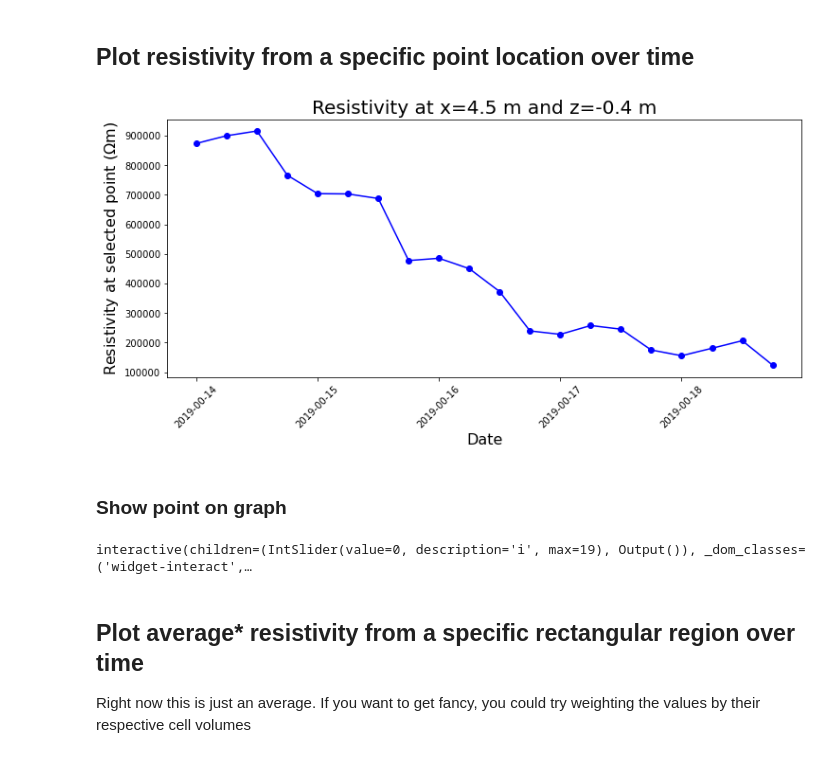
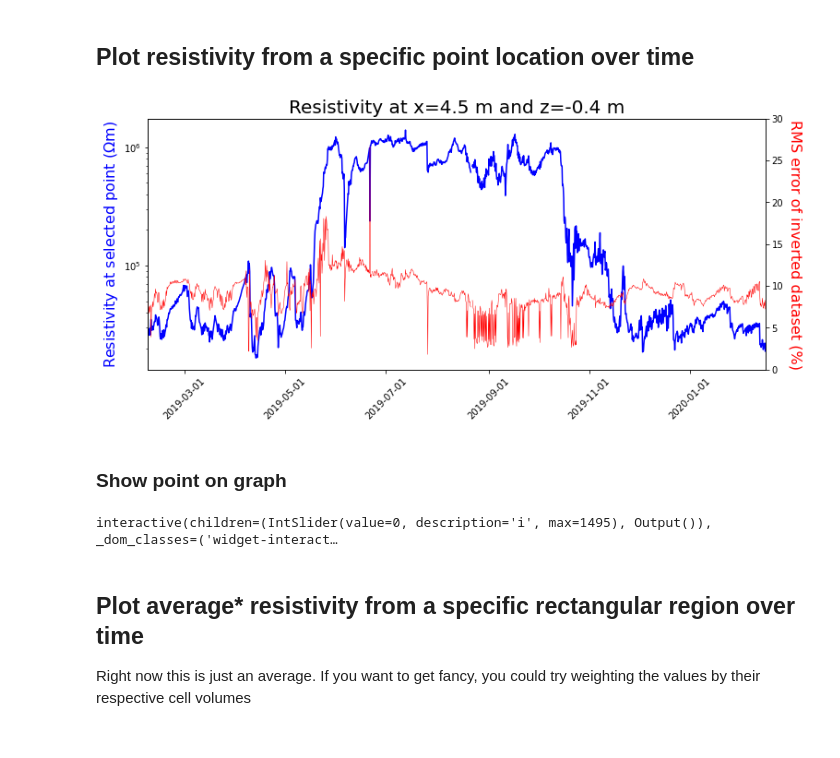
Before and after one commit to teddiherring/permafrost-data-processing, a Jupyter notebook: data_processing_AERT.ipynb, the cells around one changed output. Drawn from its saved outputs; the diff is of its cells as text; code cells hidden in the pictures.

Commit message:
latest version of AERT processing script

```diff
--- a/data_processing_AERT.ipynb
+++ b/data_processing_AERT.ipynb
@@ -660,11 +670,11 @@ n_surveys = int(len(data_in)/(n_lines))
 
 # ... or test a couple specific datasets
 
-test_i = [339, 543]
+test_i = [339, 543,783]
 
 # 339 has a few data points removed
 # 543 is where it crashed last time, due to too many data points removed
-
+# 783 is another point where it crashed last time
 
 # make dictionary to store results
 
@@ -762,8 +774,8 @@ ABORT: too many data points filtered from 22.06.2019 12:00:00. Data not inverted
 # load data (separated into electrodes and data file for convenience)
 
 elecs = pd.read_csv('data_AERT/craterlake_electrodes.txt', sep='\t')
-data_in = pd.read_csv('data_AERT/craterlake_data_thawevent.txt',sep='\t')
-# data_in = pd.read_csv('data_AERT/craterlake_data.txt',sep='\t')
+# data_in = pd.read_csv('data_AERT/craterlake_data_thawevent.txt',sep='\t')
+data_in = pd.read_csv('data_AERT/craterlake_data.txt',sep='\t')
 
 
 n_data = 57
@@ -777,8 +789,8 @@ n_surveys = int(len(data_in)/(n_lines))
 ert_all = dict.fromkeys(['rho_s','sens','survey_name','rms'])
 data_all = dict.fromkeys(['a','b','m','n','err','u','i','k','rhoa','valid','used','survey_name',]) #could be more general?
 
-# for i in range(0,n_surveys):
-for i in range(0,20): # this is just testing the first few datasets
+for i in range(0,n_surveys):
+# for i in range(0,20): # this is just testing the first few datasets
 
     data = pg.DataContainerERT()
 
@@ -899,9 +877,9 @@ grid.exportVTK('mesh')
 # %% [markdown]
 ## Load and plot results
 # %%
-grid = pg.load('mesh.vtk')
-ert_all = pd.read_csv('ert_all', sep=',',index_col=0)
-data_all = pd.read_csv('data_all', sep=',',index_col=0)
+grid = pg.load('data_AERT/inverted data/mesh_fulldataset.vtk')
+ert_all = pd.read_csv('data_AERT/inverted data/ert_all_fulldataset', sep=',',index_col=0)
+data_all = pd.read_csv('data_AERT/inverted data/data_all_fulldataset', sep=',',index_col=0)
 
 n_surveys_proc = len(np.unique(ert_all['survey_name']))
 # %% [markdown]
@@ -1042,41 +1245,49 @@ z_pos = -0.4
 # find the closest model cell
 
 xi = np.where(abs(np.array(grid.cellCenters()).T[0]-x_pos)==min(abs(np.array(grid.cellCenters()).T[0]-x_pos)))
 zi = np.where(abs(np.array(grid.cellCenters()).T[1]-z_pos)==min(abs(np.array(grid.cellCenters()).T[1]-z_pos)))
 
 cell_point = np.intersect1d(xi, zi)[0]
 
 # for get date/resistivity pairs for plotting
 
 dt = []
 rho_point = []
 
 dates_sort = np.sort(np.unique(ert_all['survey_time']))
 
 for i in range(n_surveys_proc):
 
     data_plt = ert_all[ert_all['survey_time']==dates_sort[i]]
     dt.append(data_plt['survey_time'].iloc[0])
     if data_plt['rho_s'].iloc[0]==-999:
         rho_point.append(np.nan)
     else:
         rho_point.append(data_plt['rho_s'].iloc[cell_point])
 
 
+
 # plot the results
 
+fs = 16
 fig, ax = plt.subplots(1,1,figsize=[12,5])
-plt.plot_date(dt, rho_point,'bo-')
+plt.plot_date(dt, rho_point,'b-')
 
-import matplotlib.dates as mdates
-date_format = mdates.DateFormatter('%Y-%M-%d')
+plt.ylabel(r'Resistivity at selected point ($\Omega$m)',fontsize=fs,color='b')
+plt.title('Resistivity at x=%.1f m and z=%.1f m'%(x_pos,z_pos),fontsize=20);
+
+ax2=ax.twinx()
+ax2.plot(dt, rms,'r-',linewidth=0.5)
+ax2.set_ylabel('RMS error of inverted dataset (%)',fontsize=fs,rotation=270,color='r',labelpad=20);
+ax2.set_ylim([-0,30])
+
+date_format = mdates.DateFormatter('%Y-%m-%d')
 ax.xaxis.set_major_formatter(date_format)
-plt.xticks(rotation=45);
-plt.xlabel('Date',fontsize=16)
-plt.ylabel(r'Resistivity at selected point ($\Omega$m)',fontsize=16)
-plt.title('Resistivity at x=%.1f m and z=%.1f m'%(x_pos,z_pos),fontsize=20);
+ax.tick_params(axis='x',labelrotation=45)
+ax.set_yscale('log') # can comment this out to see plot with linear y-axis
+ax.set_xlim([min(dt),max(dt)]);
 # %% [output]
-[figure, old version]
+[figure, new version]
 # %% [markdown]
 ### Show point on graph
 # %%
@@ -1084,9 +1295,8 @@ plt.title('Resistivity at x=%.1f m and z=%.1f m'%(x_pos,z_pos),fontsize=20);
 
 def plot_m(i=0):
 
-#     dates = np.unique(ert_all['survey_name'])
-#     dates_sort = sorted(dates, key=lambda x: (x[6:10],x[3:5],x[0:2],x[11:13]))
-#     data_plt = ert_all[ert_all['survey_name']==dates_sort[i]]
+    cmin = 1e3
+    cmax = 1e6
 
     dates_sort = np.sort(np.unique(ert_all['survey_time']))
     data_plt = ert_all[ert_all['survey_time']==dates_sort[i]]
@@ -1103,8 +1313,8 @@ def plot_m(i=0):
             ax=ax,
             cMap='turbo_r',
             coverage=data_plt['sens'],
-            cMin=1e5, # set the colorbar min/max here
-            cMax=1e6,
+            cMin=cmin,
+            cMax=cmax,
             logScale=True
 
         );
@@ -1120,7 +1330,7 @@ def plot_m(i=0):
 
         ax.plot(np.array(grid.cellCenters()).T[0][cell_point],np.array(grid.cellCenters()).T[1][cell_point],'kx',markersize=10)
 # %% [output]
-interactive(children=(IntSlider(value=0, description='i', max=19), Output()), _dom_classes=('widget-interact',…
+interactive(children=(IntSlider(value=0, description='i', max=1495), Output()), _dom_classes=('widget-interact…
 # %% [markdown]
 ## Plot average* resistivity from a specific rectangular region over time
 
```
Also changed, not shown: parts of 22 cells of this notebook.
